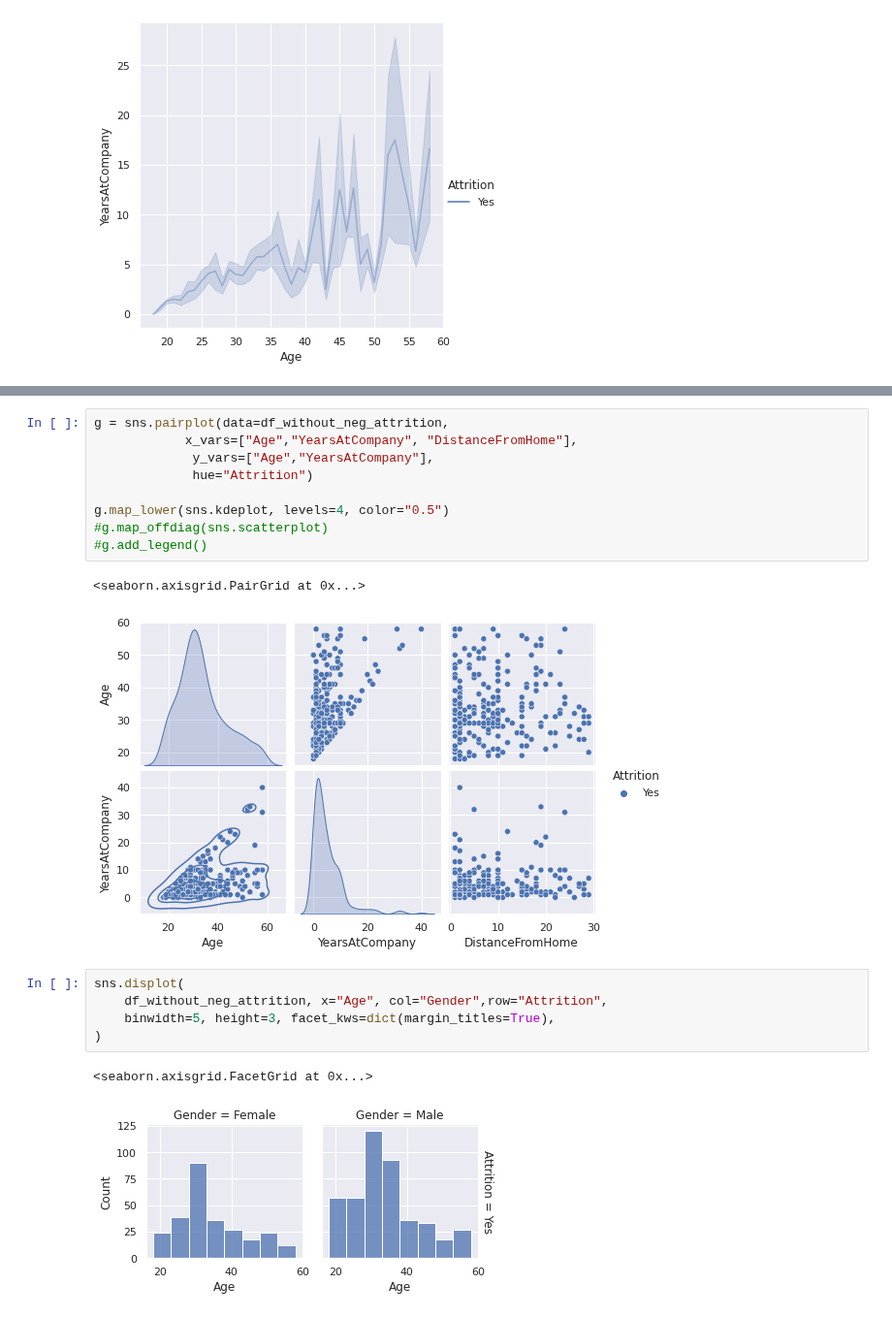
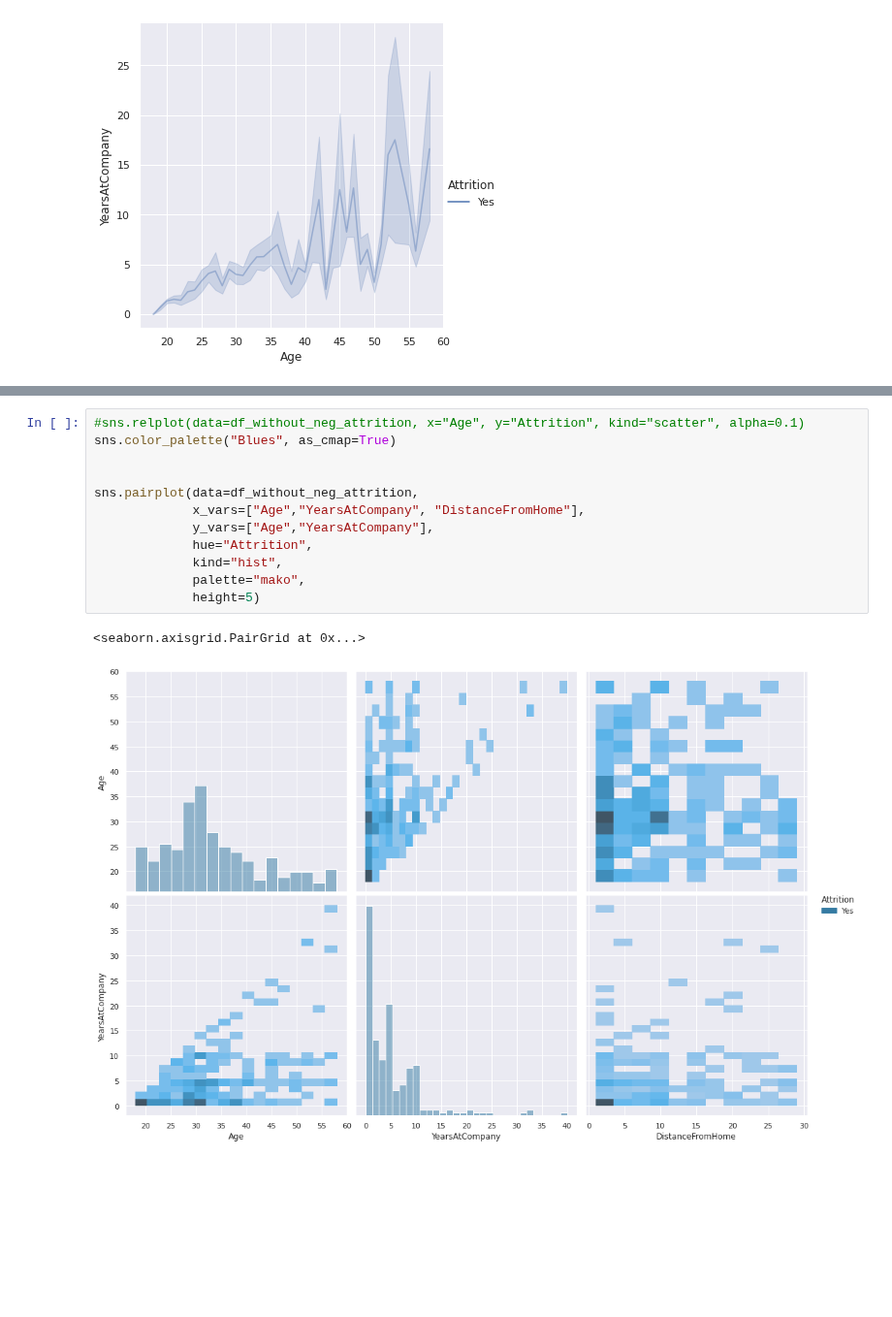
Before and after one commit to Killian-drh/Projet-HR-Analysis, a Jupyter notebook: NoteBook_Projet_IA.ipynb, the cells around one changed output, grey strips where cells are left out. Shown at 97% size. Saved outputs shown, nothing was run; the diff lists cells and outputs as text; blank space fills up the shorter version.

```diff
--- a/NoteBook_Projet_IA.ipynb
+++ b/NoteBook_Projet_IA.ipynb
@@ -397,20 +387,15 @@ sns.pairplot(data=df_without_neg_attrition,
-# %%
-g = sns.pairplot(data=df_without_neg_attrition,
-            x_vars=["Age","YearsAtCompany", "DistanceFromHome"],
-             y_vars=["Age","YearsAtCompany"],
-             hue="Attrition")
-
-g.map_lower(sns.kdeplot, levels=4, color="0.5")
-#g.map_offdiag(sns.scatterplot)
-#g.add_legend()
-# %% [output]
-<seaborn.axisgrid.PairGrid at 0x...>
-[figure, removed]
-# %%
-sns.displot(
-    df_without_neg_attrition, x="Age", col="Gender",row="Attrition",
-    binwidth=5, height=3, facet_kws=dict(margin_titles=True),
-)
-# %% [output]
-<seaborn.axisgrid.FacetGrid at 0x...>
-[figure, removed]
+# %%
+#sns.relplot(data=df_without_neg_attrition, x="Age", y="Attrition", kind="scatter", alpha=0.1)
+sns.color_palette("Blues", as_cmap=True)
+
+
+sns.pairplot(data=df_without_neg_attrition,
+             x_vars=["Age","YearsAtCompany", "DistanceFromHome"],
+             y_vars=["Age","YearsAtCompany"],
+             hue="Attrition",
+             kind="hist",
+             palette="mako",
+             height=5)
+# %% [output]
+<seaborn.axisgrid.PairGrid at 0x...>
+[figure, added]
```
Also changed, not shown: parts of 3 cells of this notebook.
